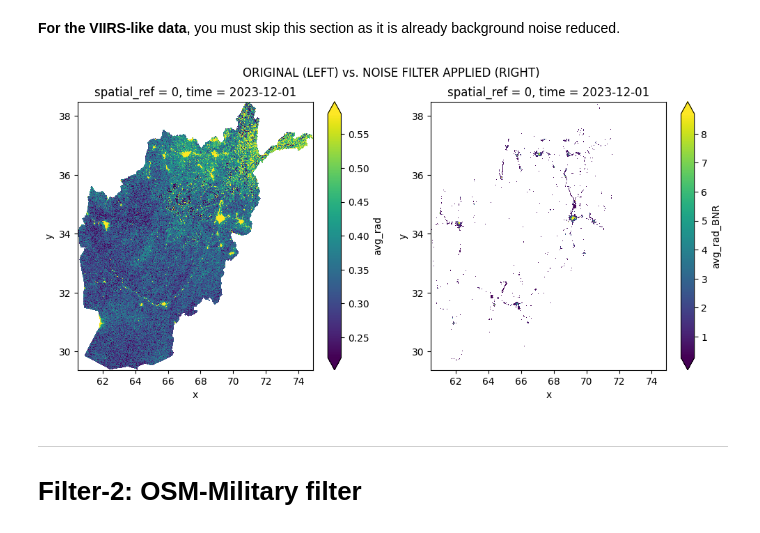
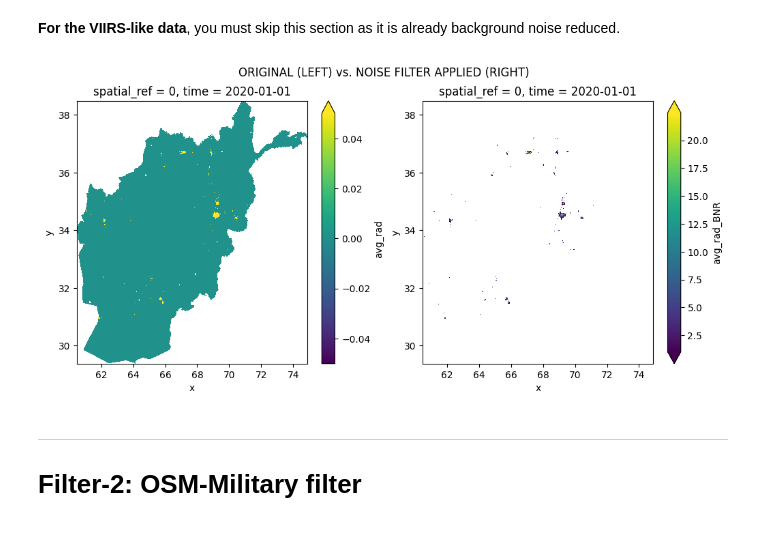
Before and after one commit to worldbank/afg_viirs_analysis, a Jupyter notebook: VIIRS_analysis.ipynb, the cells around one changed output. Drawn from its saved outputs; the diff is of its cells as text; code cells hidden in the pictures.

```diff
--- a/VIIRS_analysis.ipynb
+++ b/VIIRS_analysis.ipynb
@@ -294,27 +320,30 @@ ds_mask['mask_bool'] = ds_mask['mask'] > 0
 ds['avg_rad_BNR'] = ds['avg_rad'].where(ds_mask['mask_bool'] & (ds['avg_rad'] < 300) & (ds['avg_rad'] > 0))
 # %%
 # Spatially visualize the filter effect (Right Panel)
-sample_time = '2023-12-01'
+sample_time = '2020-01-01'
+
+if datetime.datetime.strptime(sample_time, '%Y-%m-%d') in list_time:
+  fig = plt.figure(figsize = (12, 5))
+  ax1 = fig.add_subplot(1, 2, 1)
+  ax1 = ds['avg_rad'].sel(time = sample_time).plot(robust = True)
+
+  ax2 = fig.add_subplot(1, 2, 2)
+  ax2 = ds['avg_rad_BNR'].sel(time = sample_time).plot(robust = True)
 
 
-fig = plt.figure(figsize = (12, 5))
-ax1 = fig.add_subplot(1, 2, 1)
-ax1 = ds['avg_rad'].sel(time = sample_time).plot(robust = True)
+  # Add fig title
+  fig.suptitle("ORIGINAL (LEFT) vs. NOISE FILTER APPLIED (RIGHT)")
 
-ax2 = fig.add_subplot(1, 2, 2)
-ax2 = ds['avg_rad_BNR'].sel(time = sample_time).plot(robust = True)
+  plt.show()
 
-
-# Add fig title
-fig.suptitle("ORIGINAL (LEFT) vs. NOISE FILTER APPLIED (RIGHT)")
-
-plt.show()
-
-# Export fig (optional)
-#src_fig_temp = os.path.join(fig_loc, 'spatial_visualization_of_BNR_effect.png')
-#fig.savefig(src_fig_temp, bbox_inches="tight", dpi=500)
+  # Export fig (optional)
+  #src_fig_temp = os.path.join(fig_loc, 'spatial_visualization_of_BNR_effect.png')
+  #fig.savefig(src_fig_temp, bbox_inches="tight", dpi=500)
+else:
+  print(f"sample_time not present in raster list")
+  print(list_time)
 # %% [output]
-[figure, old version]
+[figure, new version]
 # %%
 # Export the raster that the noise reduction filter applied if needed (OPTIONAL)
 
```
Also changed, not shown: parts of 52 cells of this notebook.
